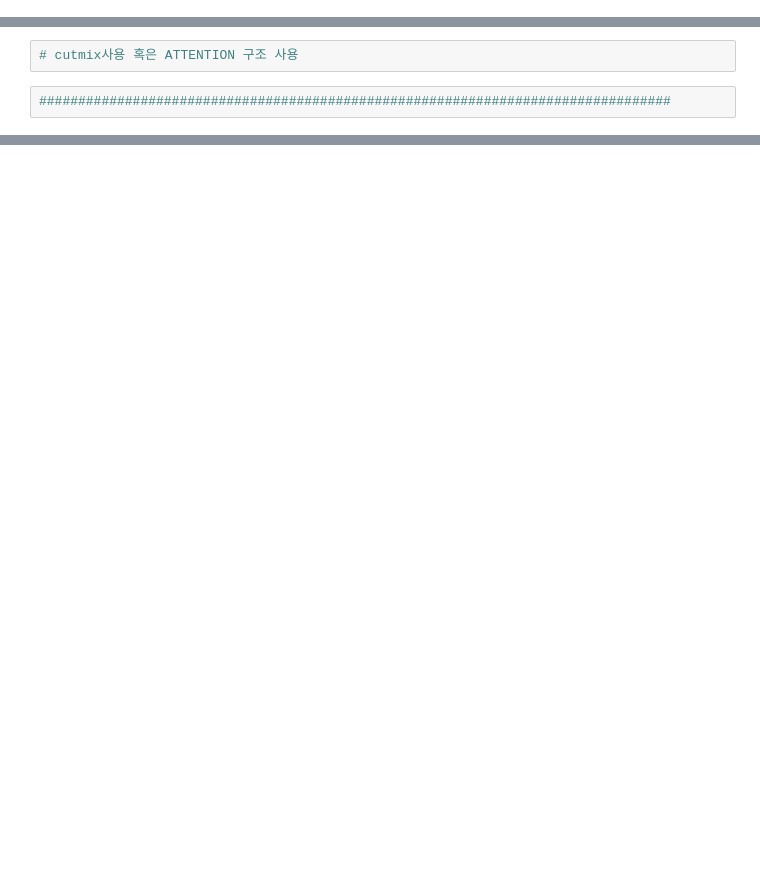
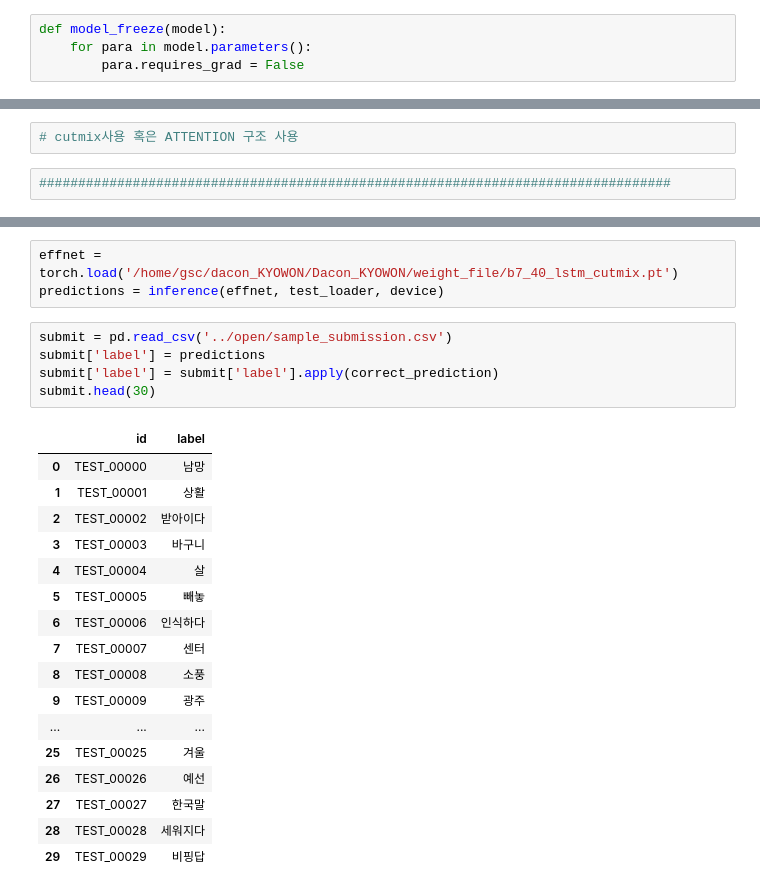
Before and after one commit to kimjunsu97/Dacon_KYOWON, a Jupyter notebook: Dacon_Kyowon.ipynb, the cells around one changed output, grey strips where cells are left out. Cells and saved outputs as stored; diff of their text form; blank space fills up the shorter version.

```diff
--- a/Dacon_Kyowon.ipynb
+++ b/Dacon_Kyowon.ipynb
@@ -301,0 +335,4 @@ torch.Size([57, 64, 2350])
+# %%
+def model_freeze(model):
+    for para in model.parameters():
+        para.requires_grad = False
@@ -655,0 +1133,26 @@ print(a)
+# %%
+effnet = torch.load('/home/gsc/dacon_KYOWON/Dacon_KYOWON/weight_file/b7_40_lstm_cutmix.pt')
+predictions = inference(effnet, test_loader, device)
+# %%
+submit = pd.read_csv('../open/sample_submission.csv')
+submit['label'] = predictions
+submit['label'] = submit['label'].apply(correct_prediction)
+submit.head(30)
+# %% [output]
+|  | id | label |
+| 0 | TEST_00000 | 남망 |
+| 1 | TEST_00001 | 상활 |
+| 2 | TEST_00002 | 받아이다 |
+| 3 | TEST_00003 | 바구니 |
+| 4 | TEST_00004 | 살 |
+| 5 | TEST_00005 | 빼놓 |
+| 6 | TEST_00006 | 인식하다 |
+| 7 | TEST_00007 | 센터 |
+| 8 | TEST_00008 | 소풍 |
+| 9 | TEST_00009 | 광주 |
+| ... | ... | ... |
+| 25 | TEST_00025 | 겨울 |
+| 26 | TEST_00026 | 예선 |
+| 27 | TEST_00027 | 한국말 |
+| 28 | TEST_00028 | 세워지다 |
+| 29 | TEST_00029 | 비핑답 |
```
Also changed, not shown: parts of 60 cells of this notebook, 4 other files.
